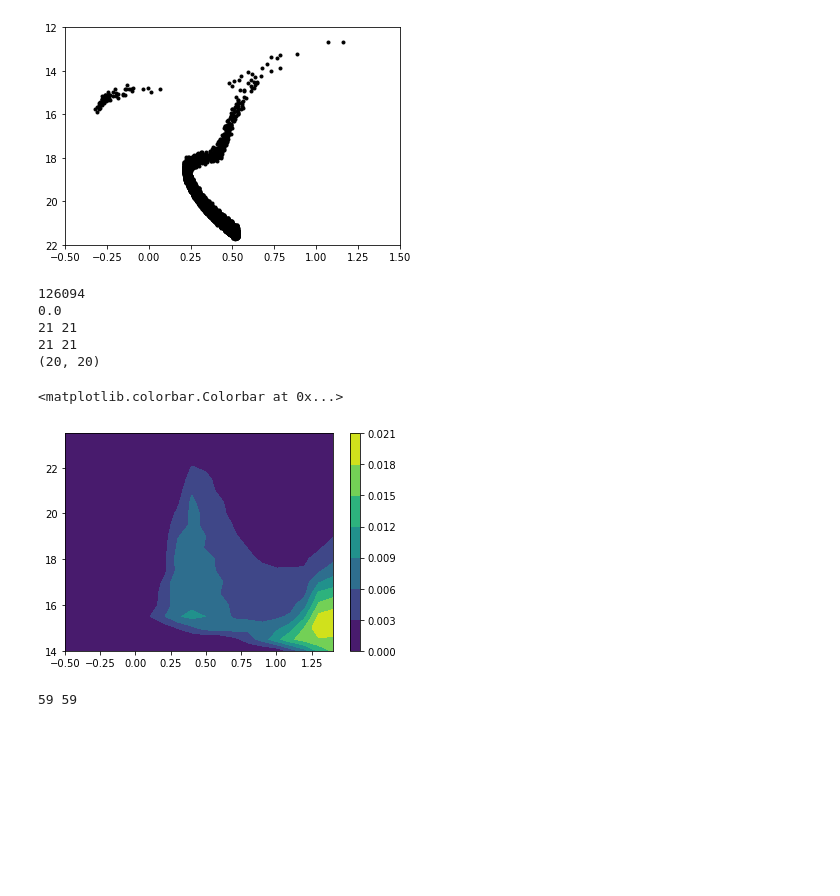
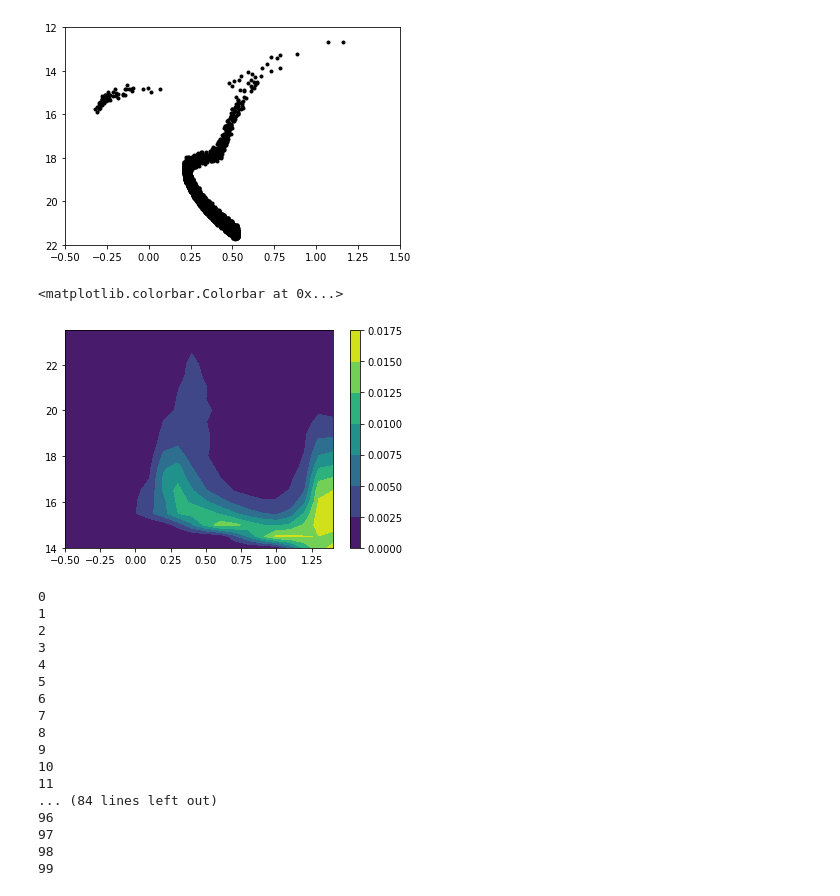
Before and after one commit to ht1an/DiscoverSubStructure, a Jupyter notebook: Matched_filter.ipynb, the cells around one changed output. Saved outputs shown, nothing was run; the diff lists cells and outputs as text; code cells hidden in the pictures; blank space fills up the shorter version.

```diff
--- a/Matched_filter.ipynb
+++ b/Matched_filter.ipynb
@@ -27,12 +27,13 @@ dname = 'sdss.fits'
 outputfn = 'Palomar5_3.fits'
 fn_t = 'progenitor.1.dat'
 # %%
-# Dt = fits.open(dpath+dname)
-# Dsdss= Dt[1].data
-# ra = Dsdss['Alpha']
-# dec = Dsdss['Delta']
-# gmag = Dsdss['sdss_g']
-# rmag = Dsdss['sdss_r']
+Dt = fits.open(dpath+dname)
+Dsdss= Dt[1].data
+ra = Dsdss['Alpha']
+dec = Dsdss['Delta']
+gmag = Dsdss['sdss_g']
+rmag = Dsdss['sdss_r']
+gmr = gmag-rmag
 # Dt.close()
 # # select the stars around Palomar 5 GC and save the selected data into fits file
 # ind = (np.abs(ra-229)<3) & (np.abs(dec<3))
@@ -85,30 +86,26 @@ plt.axis([-0.5,1.5,22,12])
 #             levels=np.linspace(0.1,100.1,11),cmap=plt.cm.gist_rainbow,vmin=0.1,vmax=100)
 # plt.colorbar()
 # %%
-indtbg = np.abs(decp)<1
-print(len(rap[indtbg]))
-T_Bg, xedges, yedges = np.histogram2d(gmagp[indtbg],gmrp[indtbg],bins=(m_array+2, c_array))
+indtbg = (np.abs(dec-40)<5) & (np.abs(ra-180)<5)
+T_Bg, xedges, yedges = np.histogram2d(gmag[indtbg],gmr[indtbg],bins=(m_array+2, c_array))
 sBg = sn.gaussian_filter(T_Bg/np.sum(T_Bg),sigma=(0.25,0.25),order=0)
 sBg = sBg*1.0/np.sum(sBg)#np.sum(nBg)
-print(np.min(sBg))
-print(len(xedges),len(yedges))
-print(len(c_array),len(m_array))
-print(np.shape(T_Bg))
+# print(np.min(sBg))
+# print(len(xedges),len(yedges))
+# print(len(c_array),len(m_array))
+# print(np.shape(T_Bg))
 plt.contourf(yedges[:len(yedges)-1],xedges[:len(xedges)-1],T_Bg[::-1,:]/np.sum(T_Bg))
 plt.colorbar()
 # %% [output]
-126094
-0.0
-21 21
-21 21
-(20, 20)
+<matplotlib.colorbar.Colorbar at 0x...>
-<matplotlib.colorbar.Colorbar at 0x...>
-[figure, old version]
+[figure, new version]
 # %%
 n_background = 10
-bs_sky = 0.1
-min_ra,max_ra = 226,232
-min_dec,max_dec = -3,3
+bs_sky = 0.5
+# min_ra,max_ra = 226,232
+min_ra,max_ra = 150,200
+
+min_dec,max_dec = 40,60
 n_ra = int((max_ra-min_ra)/bs_sky)
 n_dec = int((max_dec-min_dec)/bs_sky)
 ra_array = np.linspace(min_ra,max_ra,n_ra+1)
@@ -119,19 +116,20 @@ nnn = np.zeros((n_ra,n_dec))
 cmf = np.zeros((n_ra,n_dec))
 for i in range(0,n_ra):#(14,15):
     c_ra= min_ra+i*bs_sky+bs_sky*0.5
+    print(i)
     for j in range(0,n_dec):#(14,15):
         c_dec = min_dec+j*bs_sky+bs_sky*0.5
-        ind_a = np.zeros(len(rap))
-        ind_c = (np.abs(rap-c_ra)<(bs_sky*0.5)) & (np.abs(decp-c_dec)<(bs_sky*0.5))
-        ind_b = (np.abs(rap-c_ra)<(bs_sky*0.5*n_background)) & \
-        (np.abs(decp-c_dec)<(bs_sky*0.5*n_background))
+        ind_a = np.zeros(len(ra))
+        ind_c = (np.abs(ra-c_ra)<(bs_sky*0.5)) & (np.abs(dec-c_dec)<(bs_sky*0.5))
+        ind_b = (np.abs(ra-c_ra)<(bs_sky*0.5*n_background)) & \
+        (np.abs(dec-c_dec)<(bs_sky*0.5*n_background))
         ind_a[ind_b] = 1    # the stars in the background bins
         ind_a[ind_c] = 2    # the stars in the target bin
-        nTg, xedges, yedge = np.histogram2d(gmagp[ind_a==2],gmrp[ind_a==2], \
+        nTg, xedges, yedge = np.histogram2d(gmag[ind_a==2],gmr[ind_a==2], \
                                             bins=(m_array+2, c_array))
         if np.sum(nTg)>0:
             ssBg = sBg*np.sum(nTg)
-            mf[i,j] = fd.Matched_filter(nTg,nTmp*1.0/np.sum(nTmp),ssBg,\
+            mf[i,j],cmf[i,j] = fd.Matched_filter(nTg,nTmp*1.0/np.sum(nTmp),ssBg,\
                                     binsize=[bs_c,bs_m])
             del ssBg
 #         nnn[i,j] = len(rap[ind_c])
@@ -141,7 +139,21 @@ for i in range(0,n_ra):#(14,15):
 #             cmf[i,j] = np.max(signal.convolve2d(res/np.sum(res),\
 #                                                 nTmp*1.0/np.sum(nTmp),mode='full',\
 #                                            boundary='symm'))
+# %% [output]
+0
+1
+2
+3
+4
+5
+6
+7
+8
+9
+10
+11
+... (84 lines left out)
+96
+97
+98
+99
-# %%
-print(i,j)
-# %% [output]
-59 59
```
Also changed, not shown: parts of 6 cells of this notebook, 2 other files.
